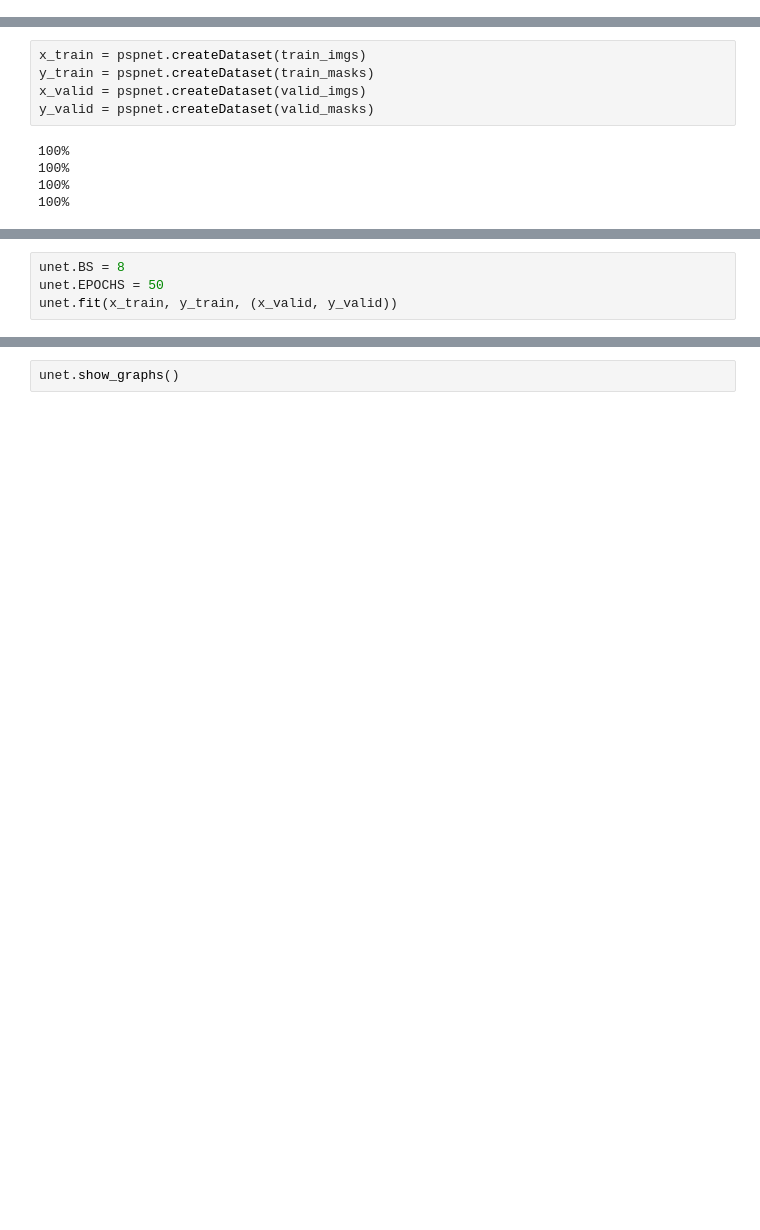
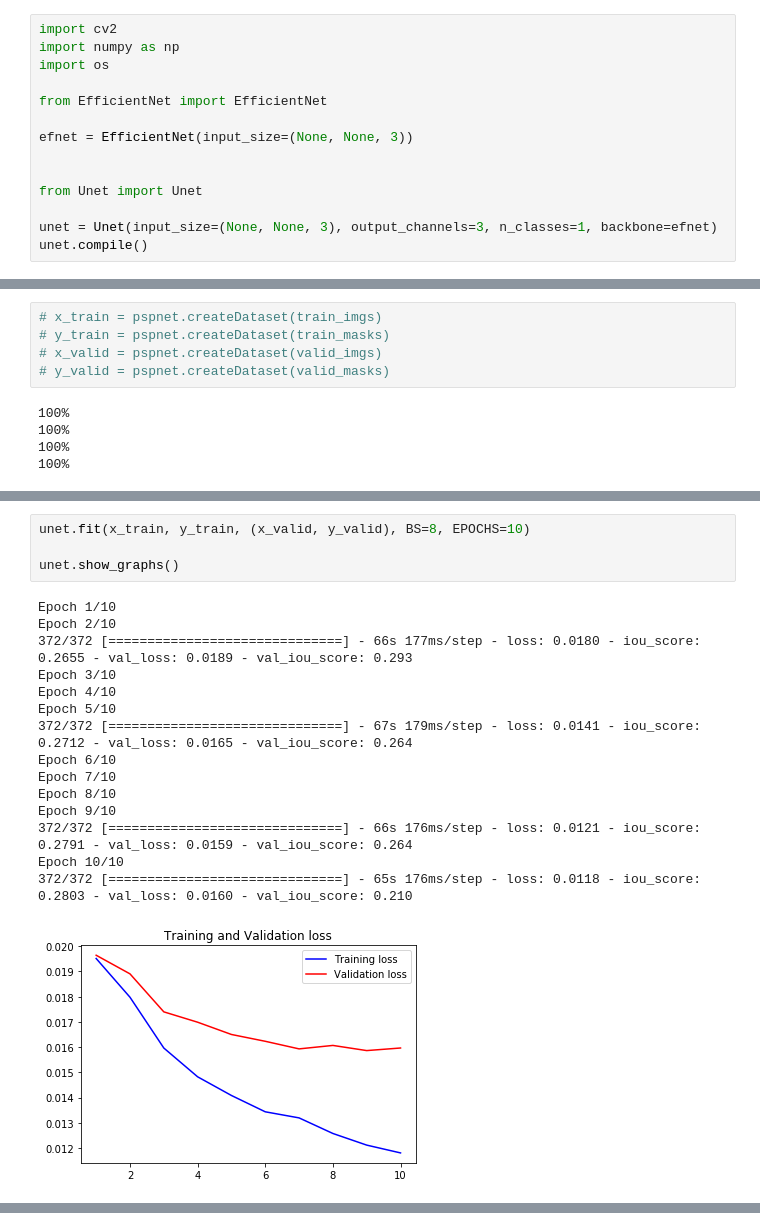
Before and after one commit to chey-to-mozg/Image-Segmentation, a Jupyter notebook: main_pipeline.ipynb, the cells around one changed output, grey strips where cells are left out. Drawn from its saved outputs; the diff is of its cells as text; blank space fills up the shorter version.

```diff
--- a/main_pipeline.ipynb
+++ b/main_pipeline.ipynb
@@ -51,0 +42,14 @@ unet.compile()
+# %%
+import cv2
+import numpy as np
+import os
+
+from EfficientNet import EfficientNet
+
+efnet = EfficientNet(input_size=(None, None, 3))
+
+
+from Unet import Unet
+
+unet = Unet(input_size=(None, None, 3), output_channels=3, n_classes=1, backbone=efnet)
+unet.compile()
@@ -95,10 +118,10 @@ y_train = unet.createDataset(train_masks)
 x_valid = unet.createDataset(valid_imgs)
 y_valid = unet.createDataset(valid_masks)
 # %%
-x_train = pspnet.createDataset(train_imgs)
-y_train = pspnet.createDataset(train_masks)
-x_valid = pspnet.createDataset(valid_imgs)
-y_valid = pspnet.createDataset(valid_masks)
+# x_train = pspnet.createDataset(train_imgs)
+# y_train = pspnet.createDataset(train_masks)
+# x_valid = pspnet.createDataset(valid_imgs)
+# y_valid = pspnet.createDataset(valid_masks)
 # %% [output]
 100%
 100%
@@ -134,4 +152,20 @@ print(y_train[0].shape)
 # %%
-unet.BS = 8
-unet.EPOCHS = 50
-unet.fit(x_train, y_train, (x_valid, y_valid))
+unet.fit(x_train, y_train, (x_valid, y_valid), BS=8, EPOCHS=10)
+
+unet.show_graphs()
+# %% [output]
+Epoch 1/10
+Epoch 2/10
+372/372 [==============================] - 66s 177ms/step - loss: 0.0180 - iou_score: 0.2655 - val_loss: 0.0189 - val_iou_score: 0.293
+Epoch 3/10
+Epoch 4/10
+Epoch 5/10
+372/372 [==============================] - 67s 179ms/step - loss: 0.0141 - iou_score: 0.2712 - val_loss: 0.0165 - val_iou_score: 0.264
+Epoch 6/10
+Epoch 7/10
+Epoch 8/10
+Epoch 9/10
+372/372 [==============================] - 66s 176ms/step - loss: 0.0121 - iou_score: 0.2791 - val_loss: 0.0159 - val_iou_score: 0.264
+Epoch 10/10
+372/372 [==============================] - 65s 176ms/step - loss: 0.0118 - iou_score: 0.2803 - val_loss: 0.0160 - val_iou_score: 0.210
+[figure, added]
@@ -138,5 +173,3 @@ unet.fit(x_train, y_train, (x_valid, y_valid))
-# %%
-unet.show_graphs()
 # %%
 import matplotlib.pyplot as plt
 #predict first 2 images
```
Also changed, not shown: parts of 15 cells of this notebook, 4 other files.
